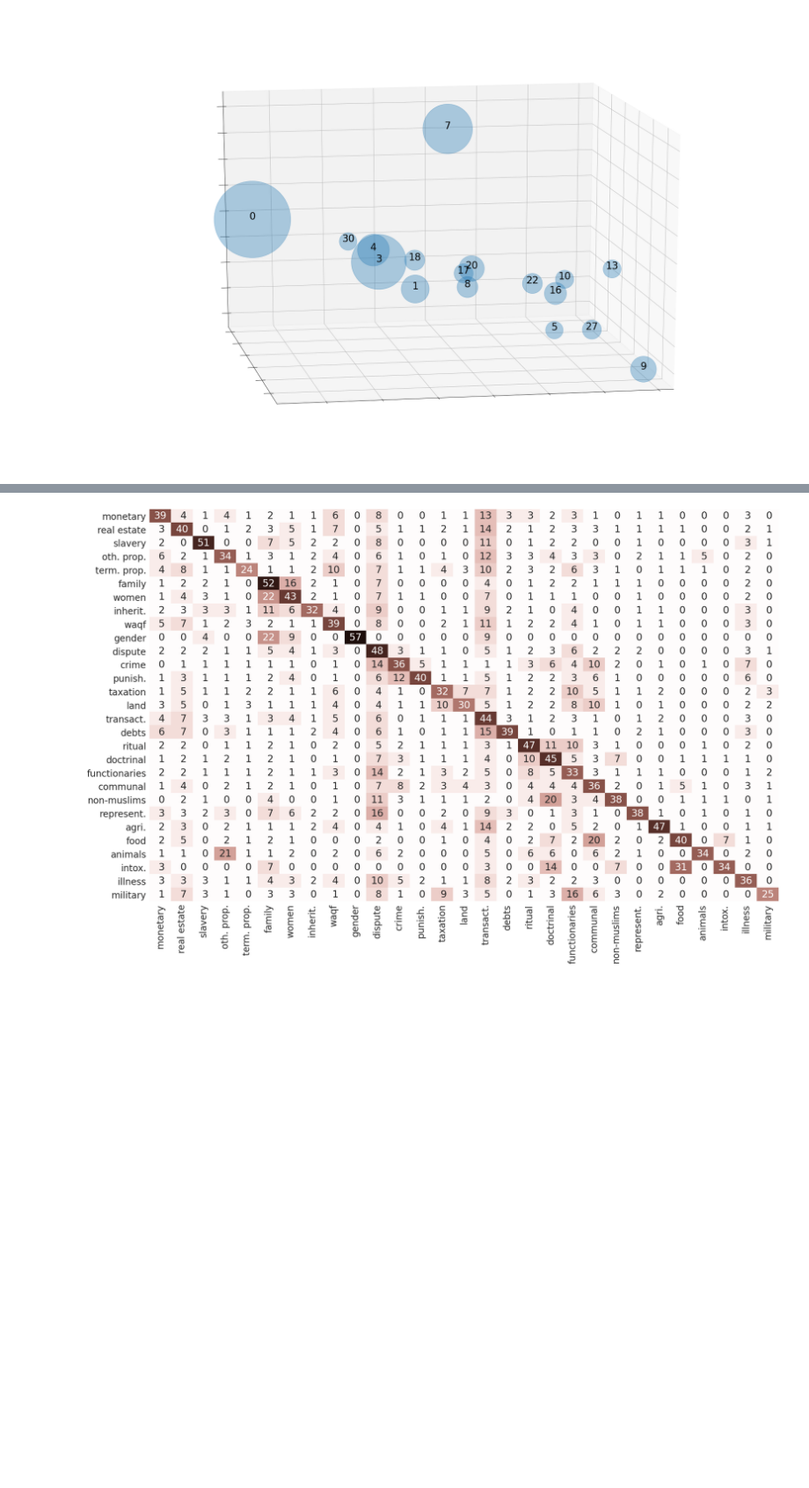
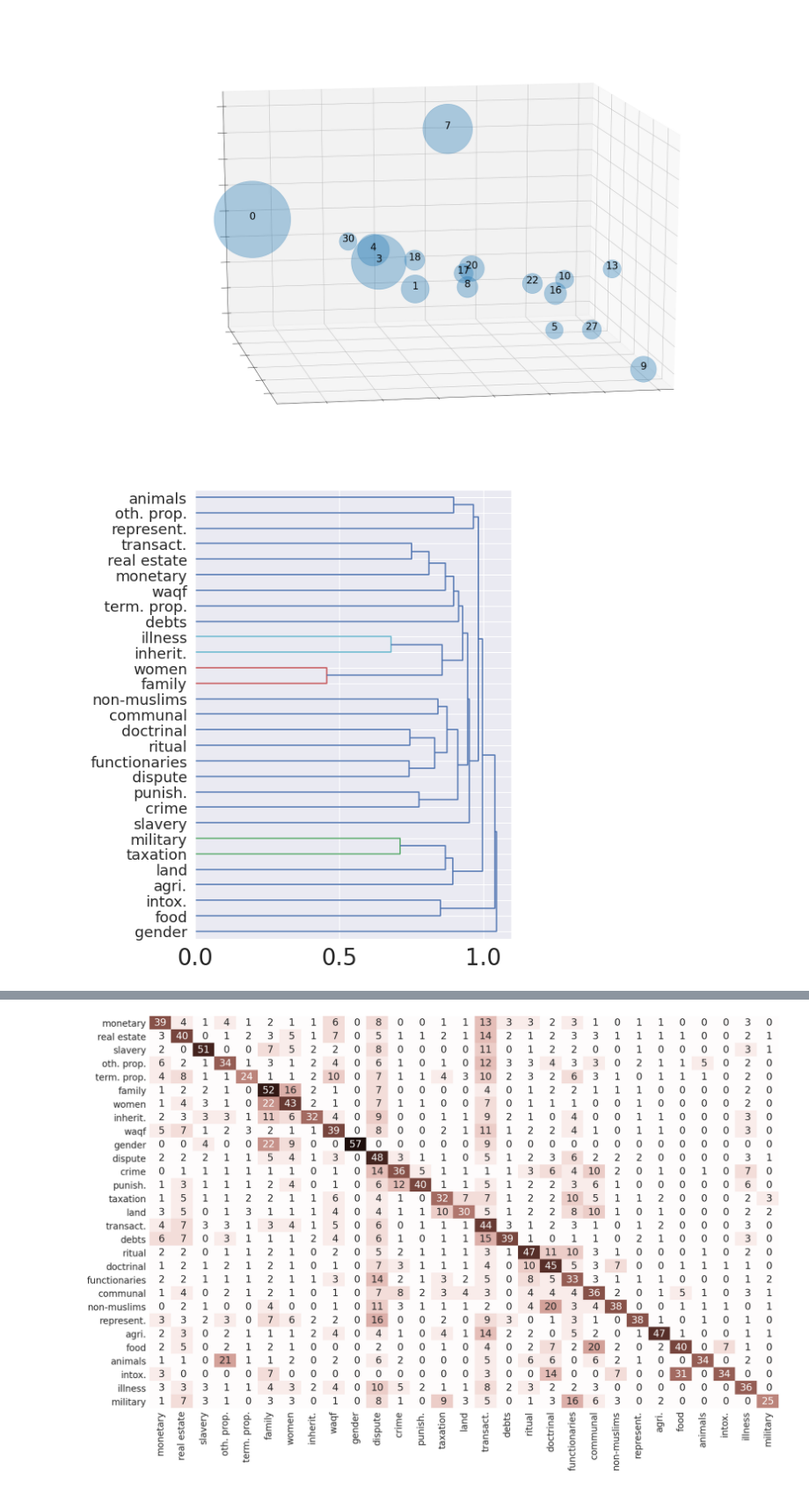
Before and after one commit to kaygun/Semantic_Mapping, a Jupyter notebook: notebooks/all-computations.ipynb, the cells around one changed output, grey strips where cells are left out. Shown at 88% size. Drawn from its saved outputs; the diff is of its cells as text; code cells hidden in the pictures; blank space fills up the shorter version.

Commit message:
Graphs modified

```diff
--- a/notebooks/all-computations.ipynb
+++ b/notebooks/all-computations.ipynb
@@ -157,0 +205,4 @@ Plot3D(coords,sizes,topicNames,(15,260),f'{HOME}/images/ebu-suud-topics-projecti
+# %%
+experiment(1,method='average',exponent=1.05)
+# %% [output]
+[figure, added]
```
Also changed, not shown: parts of 14 cells of this notebook, 4 other files.
